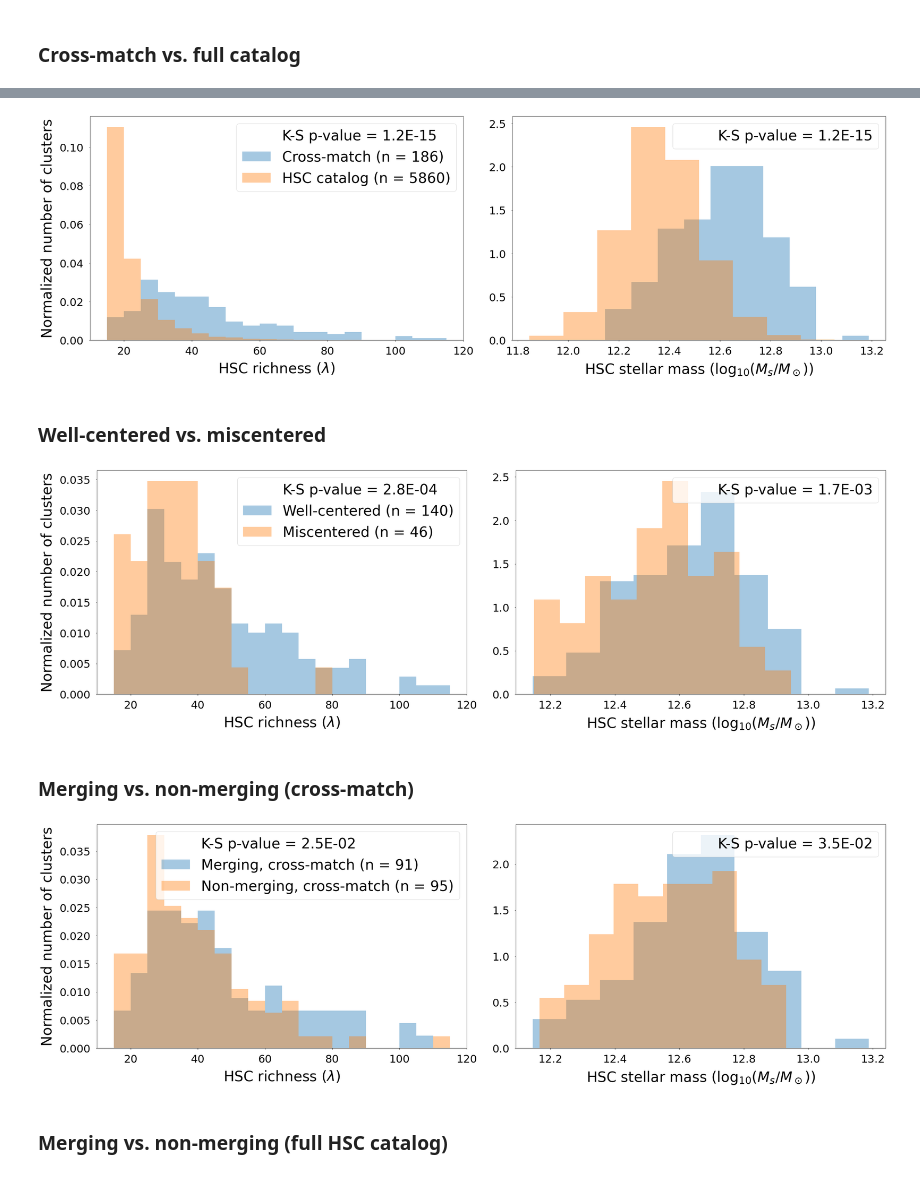
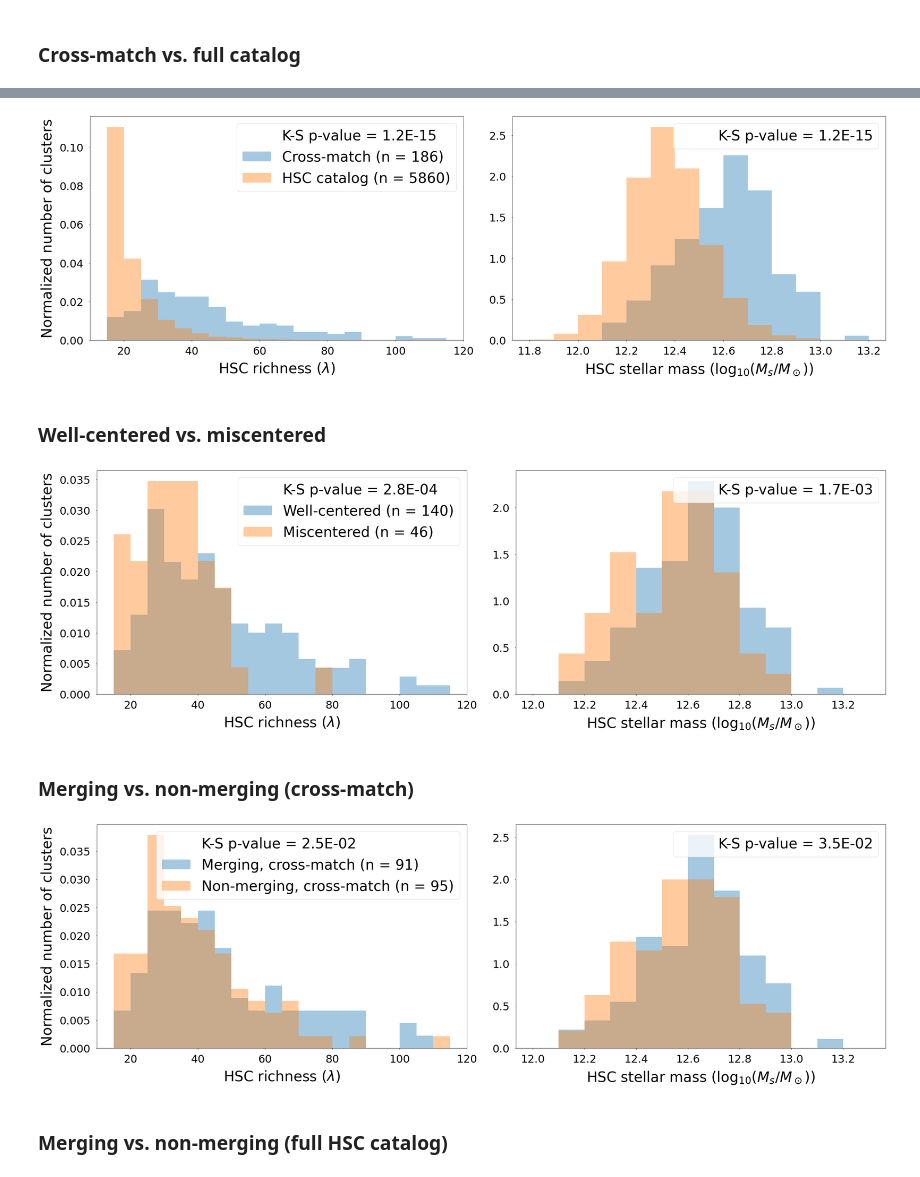
Before and after one commit to Jupiter1994/hsc-miscentering, a Jupyter notebook: Create_Catalog_and_Crossmatch_Props.ipynb, the cells around one changed output, grey strips where cells are left out. Saved outputs shown, nothing was run; the diff lists cells and outputs as text; code cells hidden in the pictures.

Commit message:
fixed bins for stellar mass plots

```diff
--- a/Create_Catalog_and_Crossmatch_Props.ipynb
+++ b/Create_Catalog_and_Crossmatch_Props.ipynb
@@ -430,12 +428,16 @@ if fig_titles:
 ax[0].legend()
 
 ### stellar mass
+mass_min = 11.8
+mass_max = 13.3
+mass_bins = np.arange(mass_min, mass_max, .1)
+
 masses_cm = HSC_cat[idx[in_crossmatch]][:,4]
 masses_full = HSC_cat[:,4]
 pval_masses_cm_full = scipy.stats.kstest(masses_cm, masses_full)[1]
 
-ax[1].hist(masses_cm, density=True, alpha=0.4)
-ax[1].hist(masses_full, density=True, alpha=0.4)
+ax[1].hist(masses_cm, bins=mass_bins, density=True, alpha=0.4)
+ax[1].hist(masses_full, bins=mass_bins, density=True, alpha=0.4)
 ax[1].plot([], [], ' ', label=f'K-S p-value = {pval_masses_cm_full:.1E}')
 
 ax[1].set_xlabel('HSC stellar mass ($\log_{10}(M_s/M_\odot)$)', labelpad=labelpad)
@@ -475,12 +477,12 @@ ax[1].legend()
 
 fig.tight_layout()
 
-save_figs=True
+save_figs=False
 if save_figs:
     fig.savefig("Figures/MNRAS_Paper_Figures/Data/Props_CM_vs_full", bbox_inches='tight')
 fig.show()
 # %% [output]
-[figure, old version]
+[figure, new version]
 # %%
 print('p-values for cm-full')
 print(f'z: {scipy.stats.kstest(zs_cm, zs_full)[1]}')
@@ -546,12 +548,16 @@ if fig_titles:
 ax[0].legend()
 
 ## stellar mass
+mass_min = 12
+mass_max = 13.3
+mass_bins = np.arange(mass_min, mass_max, .1)
+
 masses_well_cent = HSC_cat[idx[is_well_centered]][:,4]
 masses_miscent = HSC_cat[idx[is_miscentered]][:,4]
 pval_masses_well_mis = scipy.stats.kstest(masses_well_cent, masses_miscent)[1]
 
-ax[1].hist(masses_well_cent, density=True, alpha=0.4)
-ax[1].hist(masses_miscent, density=True, alpha=0.4)
+ax[1].hist(masses_well_cent, bins=mass_bins, density=True, alpha=0.4)
+ax[1].hist(masses_miscent, bins=mass_bins, density=True, alpha=0.4)
 ax[1].plot([], [], ' ', label=f'K-S p-value = {pval_masses_well_mis:.1E}')
 
 ax[1].set_xlabel('HSC stellar mass ($\log_{10}(M_s/M_\odot)$)', labelpad=labelpad)
@@ -593,7 +599,7 @@ if True:
     fig.savefig("Figures/MNRAS_Paper_Figures/Model/Props_well_vs_mis", bbox_inches='tight')
 #fig.show()
 # %% [output]
-[figure, old version]
+[figure, new version]
 # %% [markdown]
 ### Merging vs. non-merging (cross-match)
 # %%
@@ -654,12 +660,16 @@ if fig_titles:
 ax[0].legend()
 
 ## stellar mass
+mass_min = 12
+mass_max = 13.3
+mass_bins = np.arange(mass_min, mass_max, .1)
+
 masses_merging_cm = HSC_cat[idx[in_crossmatch]][is_merging_cm][:,4]
 masses_nonmerg_cm = HSC_cat[idx[in_crossmatch]][~is_merging_cm][:,4]
 pval_masses_merg_non_cm = scipy.stats.kstest(masses_merging_cm, masses_nonmerg_cm)[1]
 
-ax[1].hist(masses_merging_cm, density=True, alpha=0.4)
-ax[1].hist(masses_nonmerg_cm, density=True, alpha=0.4)
+ax[1].hist(masses_merging_cm, bins=mass_bins, density=True, alpha=0.4)
+ax[1].hist(masses_nonmerg_cm, bins=mass_bins, density=True, alpha=0.4)
 ax[1].plot([], [], ' ', label=f'K-S p-value = {pval_masses_merg_non_cm:.1E}')
 
 ax[1].set_xlabel('HSC stellar mass ($\log_{10}(M_s/M_\odot)$)', labelpad=labelpad)
@@ -672,33 +682,33 @@ ax[1].legend()
 ## SNR of SZ signal
 # SNR_min = 4
 # SNR_max = 28
 # SNR_bins = np.arange(SNR_min, SNR_max, 2)
 
 # SNRs_merging_cm = ACT_cat['SNR'][in_crossmatch][is_merging_cm]
 # SNRs_nonmerg_cm = ACT_cat['SNR'][in_crossmatch][~is_merging_cm]
 # pval_SNRs_merg_non_cm = np.round(scipy.stats.kstest(SNRs_merging_cm, SNRs_nonmerg_cm)[1], 3)
 
 # ax[1,1].hist(SNRs_merging_cm, bins=SNR_bins, density=True, alpha=0.4, \
 #          label=f'Merging, cross-match (n = {np.sum(is_merging_cm)})')
 # ax[1,1].hist(SNRs_nonmerg_cm, bins=SNR_bins, density=True, alpha=0.4, \
 #          label=f'Non-merging, cross-match (n = {np.sum(~is_merging_cm)})')
 # ax[1,1].plot([], [], ' ', label=f'K-S p-value = {pval_SNRs_merg_non_cm}')
 
 # ax[1,1].set_xlabel('ACT signal-to-noise ratio (SNR)', labelpad=labelpad)
 
 # ax[1,1].tick_params(labelsize=tick_fontsize)
 
 # if fig_titles:
 #     ax[1,1].set_title(f'Normalized ACT SNR distribution'
 #                   '\n'
 #                   f'(x-axis limited to {SNR_min} < SNR < {SNR_bins[-1]})')
 # ax[1,1].legend()
 
 fig.tight_layout()
 
-
-fig.savefig(\
+if True:
+    fig.savefig(\
 "Figures/MNRAS_Paper_Figures/Analysis/Mergers/Props_merg_vs_non_CM", bbox_inches='tight')
 fig.show()
 # %% [output]
-[figure, old version]
+[figure, new version]
```
Also changed, not shown: parts of 4 cells of this notebook.
